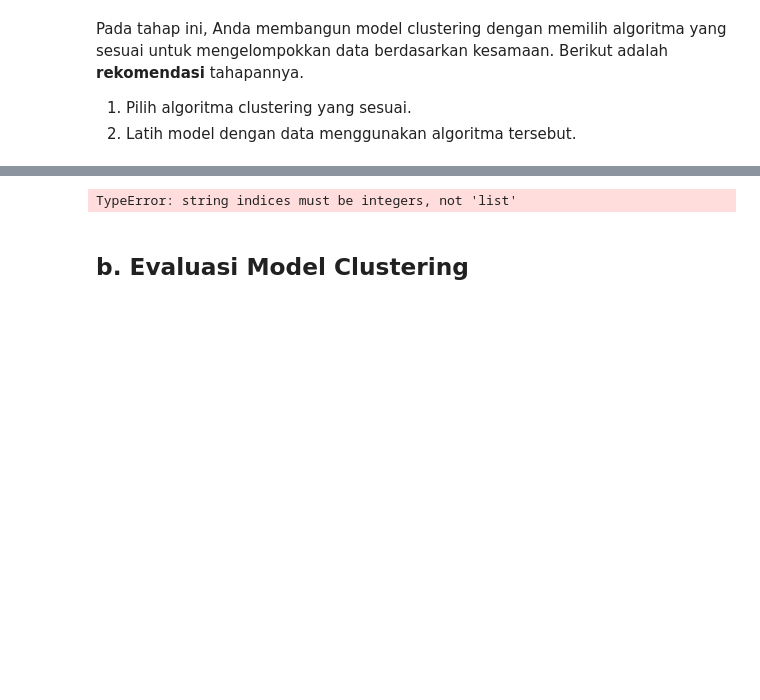
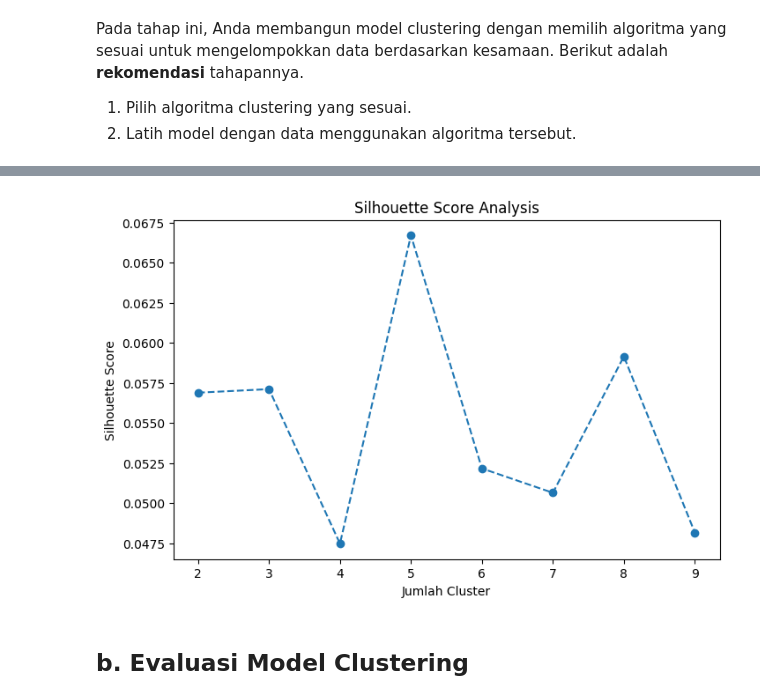
Before and after one commit to faarismuda/Dicoding-ML-Shop-Customers, a Jupyter notebook: [Clustering]_Submission_Akhir_BMLP_Faaris Muda Dwi Nugraha.ipynb, the cells around one changed output, grey strips where cells are left out. Cells and saved outputs as stored; diff of their text form; code cells hidden in the pictures; blank space fills up the shorter version.

```diff
--- a/[Clustering]_Submission_Akhir_BMLP_Faaris Muda Dwi Nugraha.ipynb
+++ b/[Clustering]_Submission_Akhir_BMLP_Faaris Muda Dwi Nugraha.ipynb
@@ -321,31 +356,16 @@ def load_and_prepare_data(df):
 # %%
-# Metode Elbow untuk menentukan jumlah cluster optimal
-def elbow_method(X_scaled, max_clusters=10):
-    inertias = []
-    silhouette_scores = []
+# Menentukan jumlah cluster optimal dengan Silhouette Score
+silhouette_scores = []
+for k in k_values:
+    kmeans = KMeans(n_clusters=k, random_state=42)
+    labels = kmeans.fit_predict(data_scaled)
+    silhouette_scores.append(silhouette_score(data_scaled, labels))
 
-    for k in range(2, max_clusters + 1):
-        kmeans = KMeans(n_clusters=k, random_state=42)
-        kmeans.fit(X_scaled)
-        inertias.append(kmeans.inertia_)
-        silhouette_scores.append(silhouette_score(X_scaled, kmeans.labels_))
-
-    # Plotting Elbow Method
-    plt.figure(figsize=(12, 5))
-
-    plt.subplot(1, 2, 1)
-    plt.plot(range(2, max_clusters + 1), inertias, marker='o')
-    plt.title('Elbow Method')
-    plt.xlabel('Jumlah Cluster')
-    plt.ylabel('Inertia')
-
-    plt.subplot(1, 2, 2)
-    plt.plot(range(2, max_clusters + 1), silhouette_scores, marker='o')
-    plt.title('Silhouette Score')
-    plt.xlabel('Jumlah Cluster')
-    plt.ylabel('Silhouette Score')
-
-    plt.tight_layout()
-    plt.show()
-
-    return inertias, silhouette_scores
+plt.figure(figsize=(8, 5))
+plt.plot(k_values, silhouette_scores, marker='o', linestyle='--')
+plt.xlabel('Jumlah Cluster')
+plt.ylabel('Silhouette Score')
+plt.title('Silhouette Score Analysis')
+plt.show()
+# %% [output]
+[figure, added]
@@ -364,36 +371,0 @@ def perform_clustering(X_scaled, n_clusters):
-# %%
-# Fungsi utama untuk menjalankan analisis
-def main(filepath, optimal_clusters):
-    # Muat dan siapkan data
-    X_scaled, original_df = load_and_prepare_data(filepath)
-
-    # Jalankan Elbow Method
-    inertias, silhouette_scores = elbow_method(X_scaled)
-
-    # Lakukan clustering dengan jumlah cluster optimal
-    cluster_labels, silhouette_avg = perform_clustering(X_scaled, optimal_clusters)
-
-    # Tambahkan label cluster ke dataframe asli
-    original_df['Cluster'] = cluster_labels
-
-    # Bagi data menjadi training dan testing
-    X_train, X_test, y_train, y_test = train_test_split(
-        X_scaled, cluster_labels,
-        test_size=0.2,
-        random_state=42
-    )
-
-    # Tampilkan ringkasan
-    print("\nRingkasan Clustering:")
-    print(f"Jumlah Cluster: {optimal_clusters}")
-    print(f"Silhouette Score: {silhouette_avg}")
-    print("\nDistribusi Cluster:")
-    print(original_df['Cluster'].value_counts())
-
-    return original_df, X_train, X_test, y_train, y_test
-
-# Jalankan analisis (ganti dengan path file Anda)
-filepath = '/path/to/your/dataset.csv'
-result_df, X_train, X_test, y_train, y_test = main(filepath, optimal_clusters=3)
-# %% [output]
-TypeError: string indices must be integers, not 'list'
```
Also changed, not shown: parts of 8 cells of this notebook.
